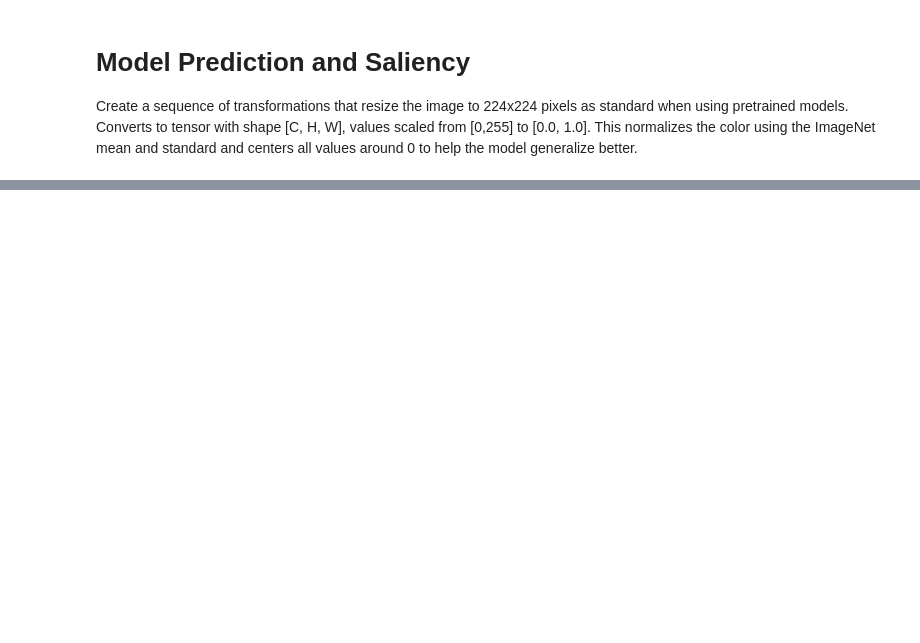
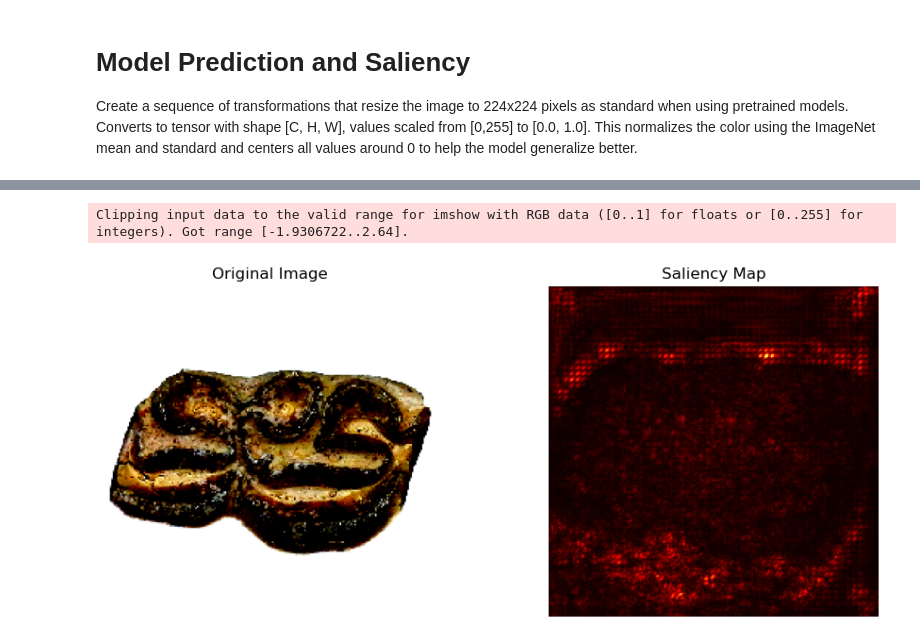
Before and after one commit to stephkillingsworth/Project, a Jupyter notebook: ProjectModel.ipynb, the cells around one changed output, grey strips where cells are left out. Cells and saved outputs as stored; diff of their text form; code cells hidden in the pictures; blank space fills up the shorter version.

```diff
--- a/ProjectModel.ipynb
+++ b/ProjectModel.ipynb
@@ -595,0 +617,12 @@ plt.show()
+# %%
+import os
+
+# Define your image directory
+image_dir = "/lustre/fs0/bsc4892/skillingsworth/Project/Project/Images"
+
+# Get only folders that contain "lower" in their name (case-insensitive)
+lower_folders = [folder for folder in os.listdir(image_dir)
+                 if os.path.isdir(os.path.join(image_dir, folder)) and "lower" in folder.lower()]
+
+# Display the list of folders
+print("Lower folders found:", lower_folders)
@@ -595,0 +777,3 @@ plt.show()
+# %%
+device = torch.device("cuda" if torch.cuda.is_available() else "cpu")
+model = model.to(device)
@@ -595,0 +902,6 @@ plt.show()
+# %%
+# Run a saliency map to visualize what the model is focusing on in an image.
+# Get one sample from the validation set
+image_tensor, label = val_dataset[5]  # or any index
+image_tensor = image_tensor.unsqueeze(0).to(device)  # Add batch dimension
+image_tensor.requires_grad_()  # Enable gradient tracking
@@ -595,0 +940,26 @@ plt.show()
+# %%
+saliency = image_tensor.grad.abs().squeeze().detach().cpu().numpy()  # (3, 224, 224)
+saliency = np.max(saliency, axis=0)  # Take max across channels
+# %%
+import matplotlib.pyplot as plt
+
+# Original image
+img_np = image_tensor.squeeze().detach().cpu().numpy().transpose(1, 2, 0)
+
+plt.figure(figsize=(10, 4))
+
+plt.subplot(1, 2, 1)
+plt.imshow(img_np)
+plt.title("Original Image")
+plt.axis('off')
+
+plt.subplot(1, 2, 2)
+plt.imshow(saliency, cmap='hot')
+plt.title("Saliency Map")
+plt.axis('off')
+
+plt.tight_layout()
+plt.show()
+# %% [output]
+Clipping input data to the valid range for imshow with RGB data ([0..1] for floats or [0..255] for integers). Got range [-1.9306722..2.64].
+[figure, added]
```
Also changed, not shown: parts of 35 cells of this notebook, 1 other file.
